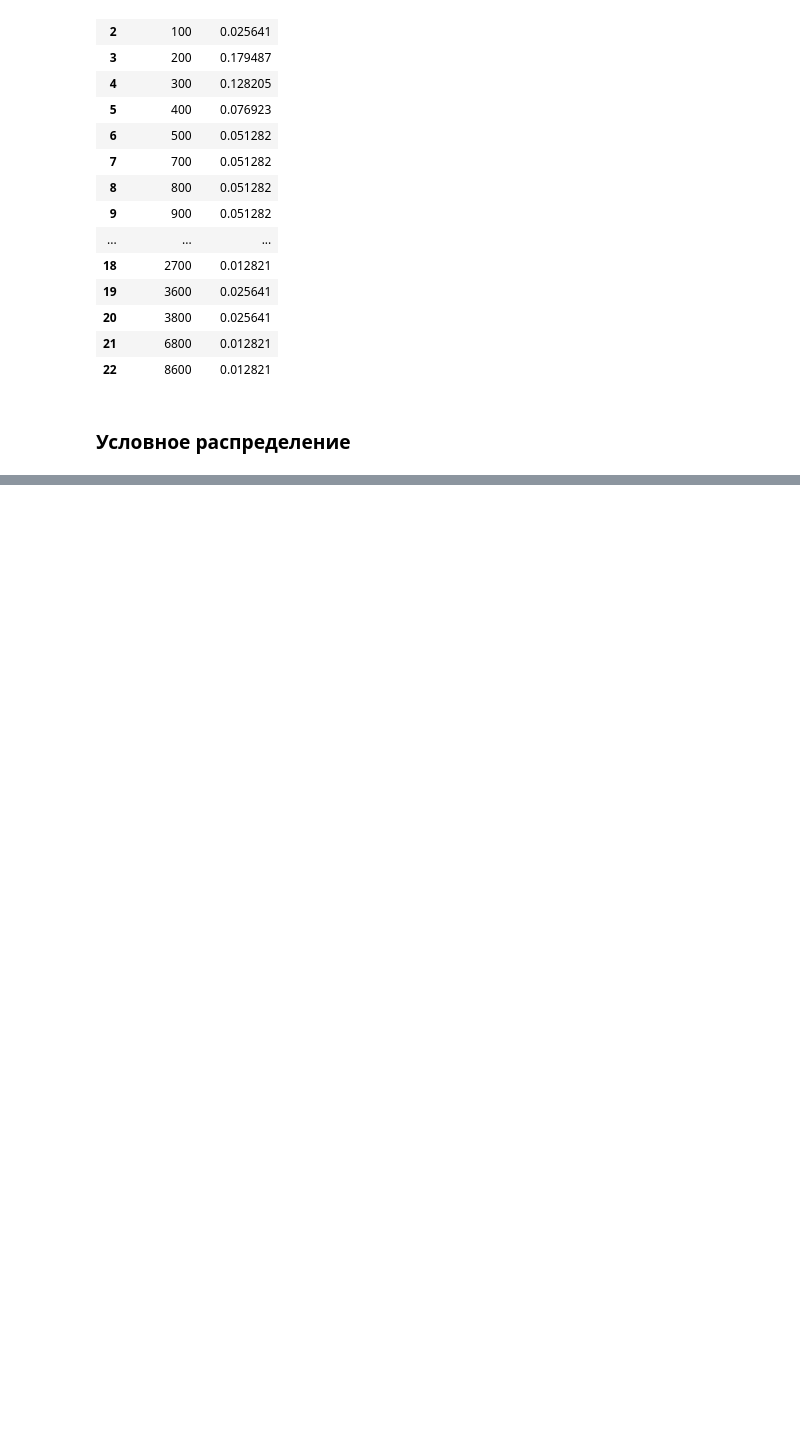
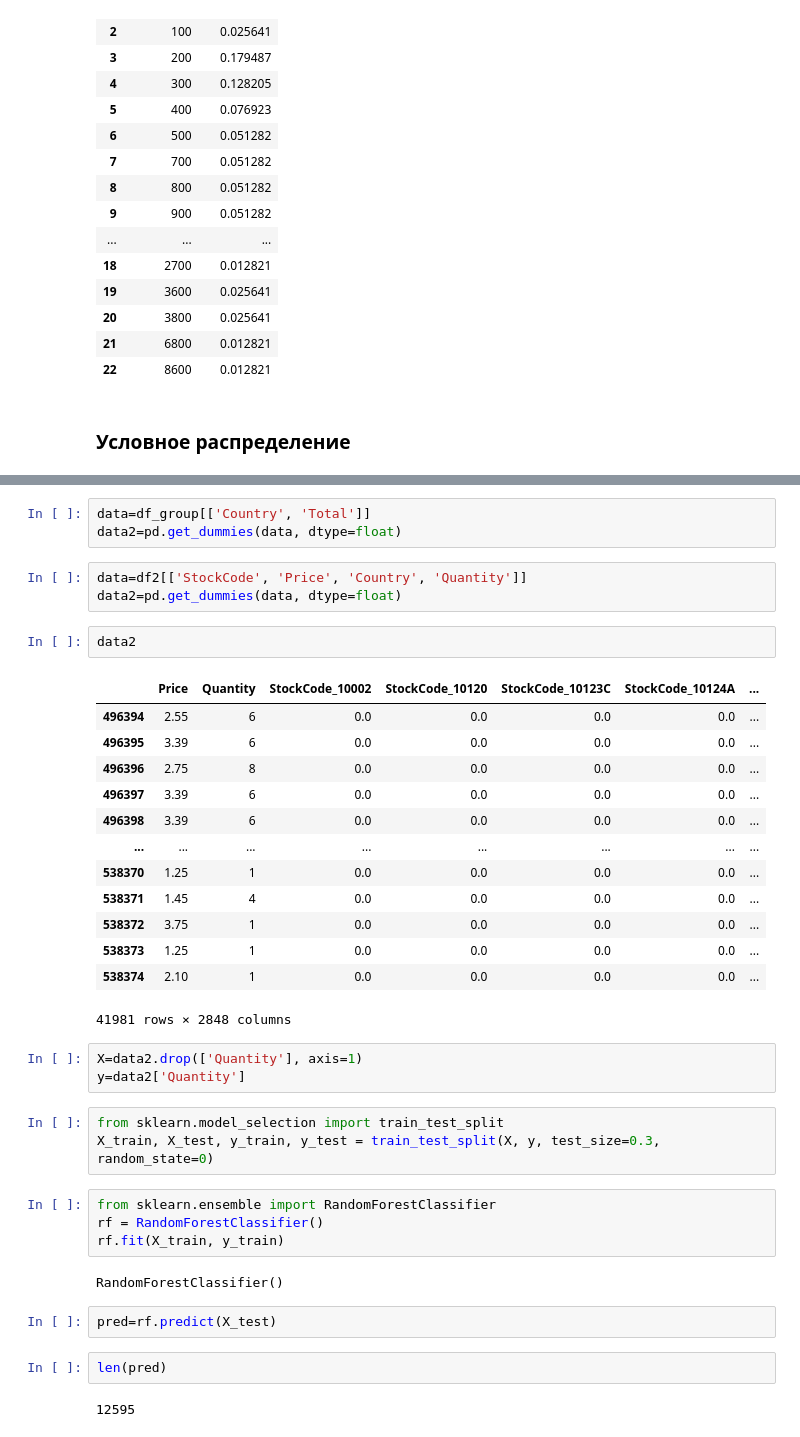
Before and after one commit to kattiia/Math_in_DS, a Jupyter notebook: Probability/full_joint_distribution.ipynb, the cells around one changed output, grey strips where cells are left out. Cells and saved outputs as stored; diff of their text form; blank space fills up the shorter version.

Commit message:
predict

```diff
--- a/Probability/full_joint_distribution.ipynb
+++ b/Probability/full_joint_distribution.ipynb
@@ -140,0 +163,40 @@ P_more500_UK
+# %%
+data=df_group[['Country', 'Total']]
+data2=pd.get_dummies(data, dtype=float)
+# %%
+data=df2[['StockCode', 'Price', 'Country', 'Quantity']]
+data2=pd.get_dummies(data, dtype=float)
+# %%
+data2
+# %% [output]
+|  | Price | Quantity | StockCode_10002 | StockCode_10120 | StockCode_10123C | StockCode_10124A | ... |
+| 496394 | 2.55 | 6 | 0.0 | 0.0 | 0.0 | 0.0 | ... |
+| 496395 | 3.39 | 6 | 0.0 | 0.0 | 0.0 | 0.0 | ... |
+| 496396 | 2.75 | 8 | 0.0 | 0.0 | 0.0 | 0.0 | ... |
+| 496397 | 3.39 | 6 | 0.0 | 0.0 | 0.0 | 0.0 | ... |
+| 496398 | 3.39 | 6 | 0.0 | 0.0 | 0.0 | 0.0 | ... |
+| ... | ... | ... | ... | ... | ... | ... | ... |
+| 538370 | 1.25 | 1 | 0.0 | 0.0 | 0.0 | 0.0 | ... |
+| 538371 | 1.45 | 4 | 0.0 | 0.0 | 0.0 | 0.0 | ... |
+| 538372 | 3.75 | 1 | 0.0 | 0.0 | 0.0 | 0.0 | ... |
+| 538373 | 1.25 | 1 | 0.0 | 0.0 | 0.0 | 0.0 | ... |
+| 538374 | 2.10 | 1 | 0.0 | 0.0 | 0.0 | 0.0 | ... |
+41981 rows × 2848 columns
+# %%
+X=data2.drop(['Quantity'], axis=1)
+y=data2['Quantity']
+# %%
+from sklearn.model_selection import train_test_split
+X_train, X_test, y_train, y_test = train_test_split(X, y, test_size=0.3, random_state=0)
+# %%
+from sklearn.ensemble import RandomForestClassifier
+rf = RandomForestClassifier()
+rf.fit(X_train, y_train)
+# %% [output]
+RandomForestClassifier()
+# %%
+pred=rf.predict(X_test)
+# %%
+len(pred)
+# %% [output]
+12595
```
Also changed, not shown: parts of 28 cells of this notebook, 1 other file.
